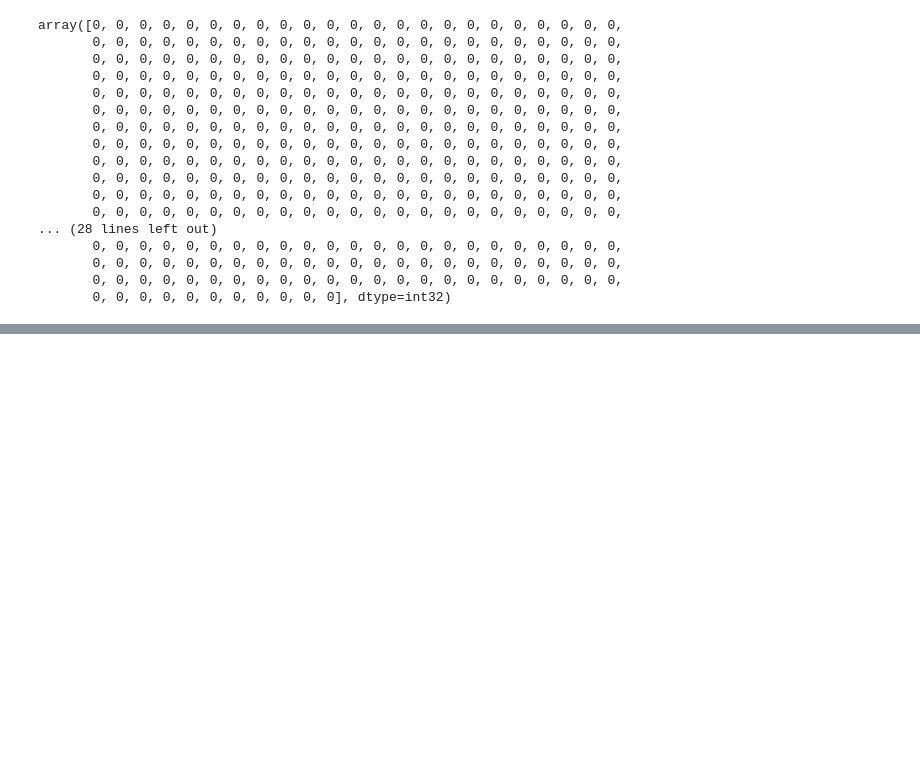
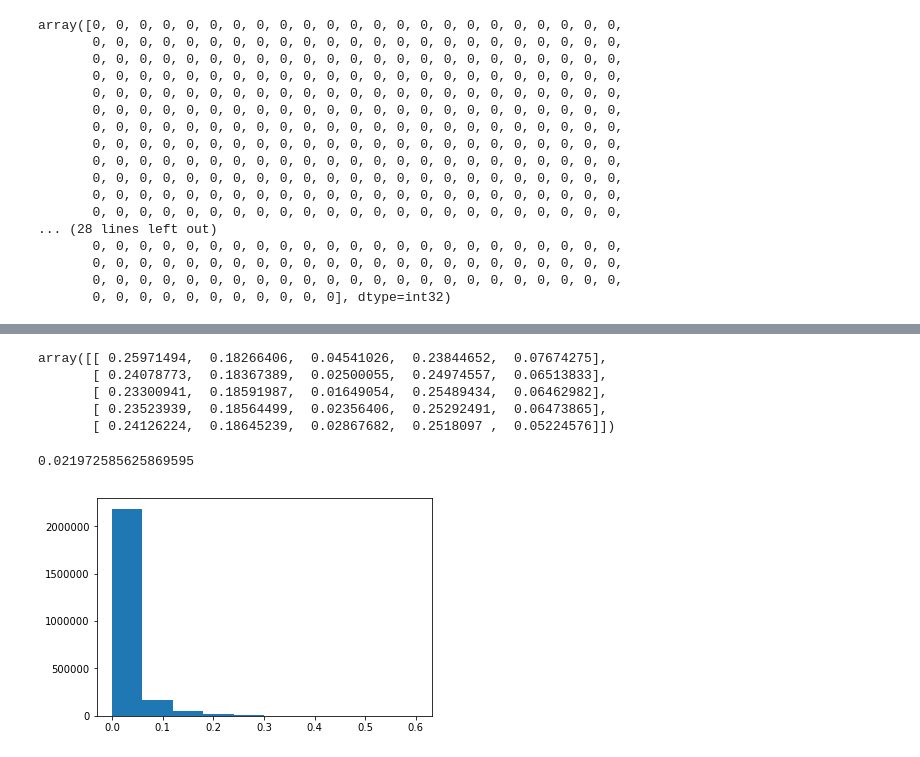
Before and after one commit to ashilgard/cs281-project, a Jupyter notebook: Dataverse Files/pmf.ipynb, the cells around one changed output, grey strips where cells are left out. Cells and saved outputs as stored; diff of their text form; code cells hidden in the pictures; blank space fills up the shorter version.

```diff
--- a/Dataverse Files/pmf.ipynb
+++ b/Dataverse Files/pmf.ipynb
@@ -329,7 +375,7 @@ def kmeans_missing(X, n_clusters, max_iter=10):
 
     return labels, centroids, X_hat
 # %%
-labels, centroids, X_hat = kmeans_missing(features, 400, max_iter=5)
+labels, centroids, X_hat = kmeans_missing(features, 100, max_iter=5)
 print(labels)
 # %% [output]
 0
@@ -365,0 +425,5 @@ delta_matrices_clust = calc_cluster_matrix_dist(labels, delta_matrices_all)
+# %%
+delta_matrices_clust = calc_cluster_matrix_dist(kmeans.labels_, delta_matrices_all)
+avg_dist = np.average([[pairwise_distances(delta_matrices_clust[i,j], delta_matrices_all[i,j]) for i in range(delta_matrices_all.shape[0])] for j in range(delta_matrices_all.shape[0])])
+max_dist = np.max([[pairwise_distances(delta_matrices_clust[i,j], delta_matrices_all[i,j]) for i in range(delta_matrices_all.shape[0])] for j in range(delta_matrices_all.shape[0])])
+print("K={} score: {}, {}".format(k_, avg_dist, max_dist))
@@ -377,13 +449,14 @@ print(np.average([[pairwise_distances(delta_matrices_clust[i,j], delta_matrices_
 # %%
 for k_ in range(2,11):
-    model = Model(users, tasks, k=k_)
+    model = Model2(users, tasks, k=k_)
     user_vec, user_bias = train(train_df, validate_df, test_df, model)
     user_features = np.zeros((user_vec.numpy().shape[0], user_vec.numpy().shape[1]+1))
     user_features[:, :user_vec.numpy().shape[1]] = user_vec.numpy()
     user_features[:, -1] = user_bias.numpy().reshape(-1)
     kmeans = KMeans(n_clusters=400, random_state=0).fit(user_features)
     delta_matrices_clust = calc_cluster_matrix_dist(kmeans.labels_, delta_matrices_all)
-    avg_dist = np.average([[pairwise_distances(delta_matrices_clust[i,j], delta_matrices_all[i,j]) for i in range(1000)] for j in range(1000)])
-    max_dist = np.max([[pairwise_distances(delta_matrices_clust[i,j], delta_matrices_all[i,j]) for i in range(1000)] for j in range(1000)])
+    pd = [[pairwise_distances(delta_matrices_clust[i,j], delta_matrices_all[i,j]) for i in range(delta_matrices_all.shape[0])] for j in range(delta_matrices_all.shape[0])]
+    avg_dist = np.average(pd)
+    max_dist = np.max(pd)
     print("K={} score: {}, {}".format(k_, avg_dist, max_dist))
 # %% [output]
@@ -409,15 +482,16 @@ np.sum(np.isnan(user_features))
 # %% [output]
 0
 # %%
-# for k_ in range(2,3):
-#     model = Model(users, tasks, k=k_)
-#     user_vec, user_bias = train(train_df, validate_df, test_df, model)
-#     user_features = np.empty((user_vec.numpy().shape[0], user_vec.numpy().shape[1]+1))
-#     user_features[:, :user_vec.numpy().shape[1]] = user_vec.numpy()
-#     user_features[:, :-1] = user_bias.numpy()
-sc = KMeans(n_clusters=200, random_state=0).fit(user_features)
-delta_matrices_clust = calc_cluster_matrix_dist(sc.labels_, delta_matrices_all)
-avg_dist = np.average([[pairwise_distances(delta_matrices_clust[i,j], delta_matrices_all[i,j]) for i in range(1000)] for j in range(1000)])
-max_dist = np.max([[pairwise_distances(delta_matrices_clust[i,j], delta_matrices_all[i,j]) for i in range(1000)] for j in range(1000)])
-print("K={} score: {}, {}".format(k_, avg_dist, max_dist))
+for k_ in range(2,11):
+    model = Model(users, tasks, k=k_)
+    user_vec, user_bias = train(train_df, validate_df, test_df, model)
+    user_features = np.zeros((user_vec.numpy().shape[0], user_vec.numpy().shape[1]+1))
+    user_features[:, :user_vec.numpy().shape[1]] = user_vec.numpy()
+    user_features[:, -1] = user_bias.numpy().reshape(-1)
+    kmeans = KMeans(n_clusters=400, random_state=0).fit(user_features)
+    delta_matrices_clust = calc_cluster_matrix_dist(kmeans.labels_, delta_matrices_all)
+    pd = [[pairwise_distances(delta_matrices_clust[i,j], delta_matrices_all[i,j]) for i in range(delta_matrices_all.shape[0])] for j in range(delta_matrices_all.shape[0])]
+    avg_dist = np.average(pd)
+    max_dist = np.max(pd)
+    print("K={} score: {}, {}".format(k_, avg_dist, max_dist))
 # %% [output]
@@ -470,0 +600,17 @@ array([0, 0, 0, 0, 0, 0, 0, 0, 0, 0, 0, 0, 0, 0, 0, 0, 0, 0, 0, 0, 0, 0, 0,
+# %%
+pairwise_distances(delta_matrices_clust[0,0], delta_matrices_all[0,0])
+# %% [output]
+array([[ 0.25971494,  0.18266406,  0.04541026,  0.23844652,  0.07674275],
+       [ 0.24078773,  0.18367389,  0.02500055,  0.24974557,  0.06513833],
+       [ 0.23300941,  0.18591987,  0.01649054,  0.25489434,  0.06462982],
+       [ 0.23523939,  0.18564499,  0.02356406,  0.25292491,  0.06473865],
+       [ 0.24126224,  0.18645239,  0.02867682,  0.2518097 ,  0.05224576]])
+# %%
+np.average(np.abs(delta_matrices_clust - delta_matrices_all))
+# %% [output]
+0.021972585625869595
+# %%
+plt.hist(np.abs(delta_matrices_clust - delta_matrices_all).flatten())
+plt.show()
+# %% [output]
+[figure, added]
```
Also changed, not shown: parts of 38 cells of this notebook.
